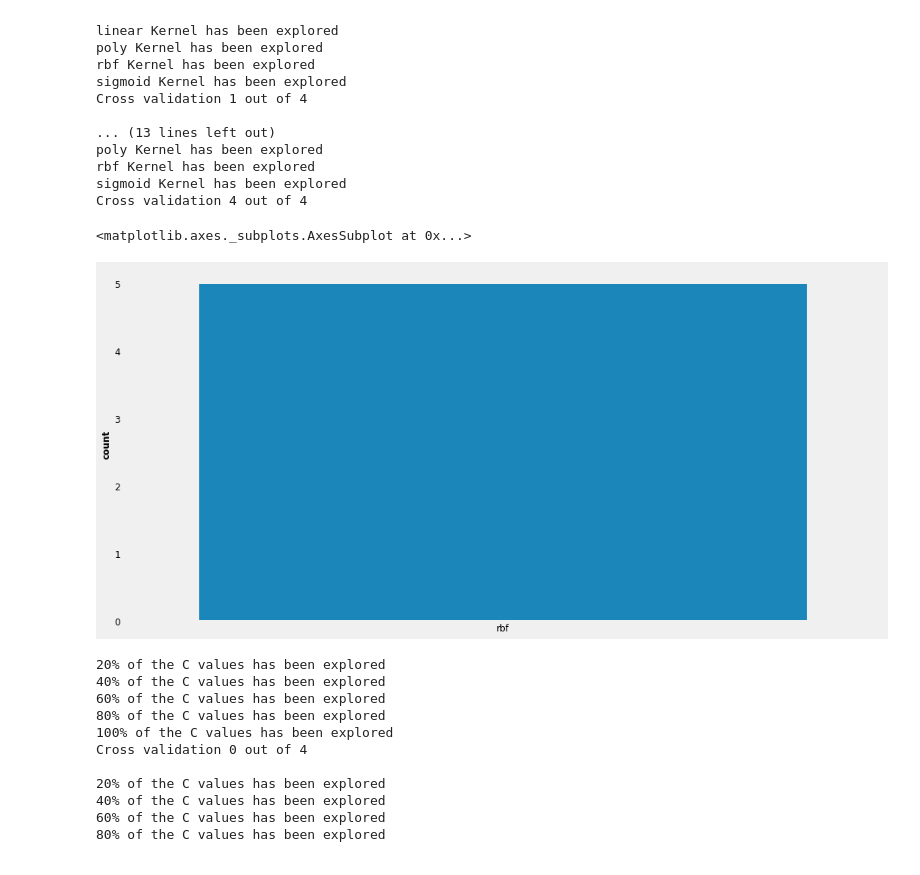
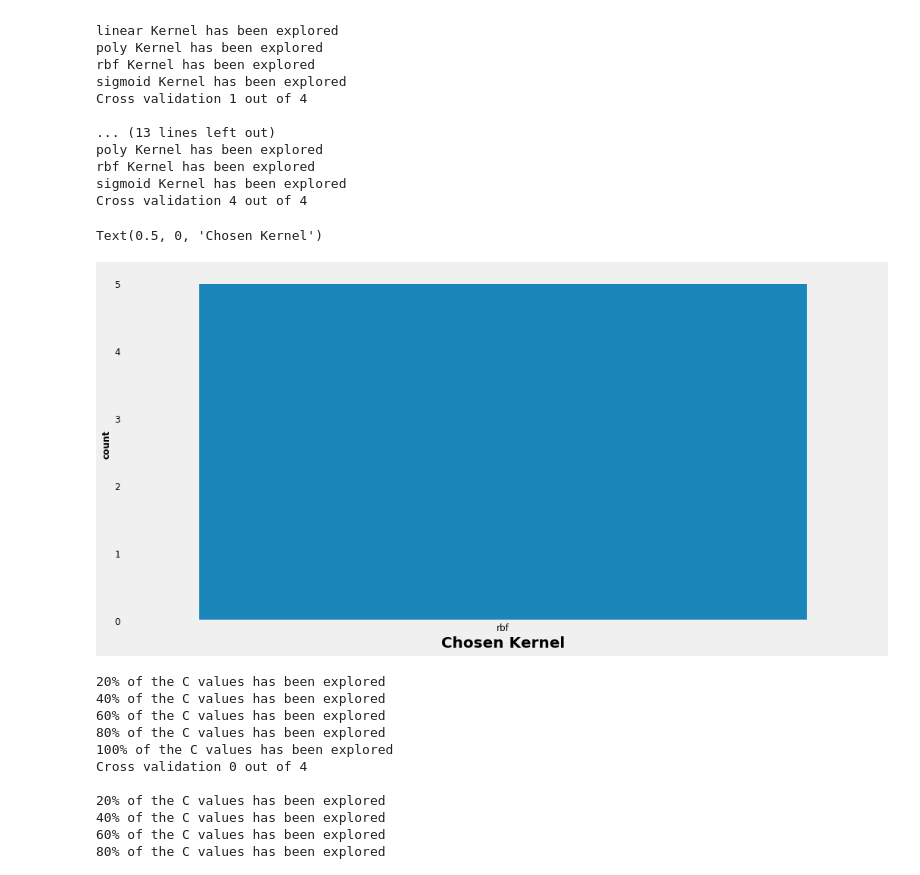
Before and after one commit to PieroPaialungaAI/Report3, a Jupyter notebook: Classification.ipynb, the cells around one changed output. Cells and saved outputs as stored; diff of their text form; code cells hidden in the pictures.

```diff
--- a/Classification.ipynb
+++ b/Classification.ipynb
@@ -160,11 +168,14 @@ poly Kernel has been explored
 rbf Kernel has been explored
 sigmoid Kernel has been explored
 Cross validation 4 out of 4
+# %%
+BEST_KERNEL=['rbf','rbf','rbf','rbf','rbf']
 # %%
 sns.countplot(BEST_KERNEL)
+plt.xlabel('Chosen Kernel',fontsize=20)
 # %% [output]
-<matplotlib.axes._subplots.AxesSubplot at 0x...>
+Text(0.5, 0, 'Chosen Kernel')
-[figure, old version]
+[figure, new version]
 # %%
 best_kernel='rbf'
 # %%
```
Also changed, not shown: parts of 39 cells of this notebook, 4 other files.
